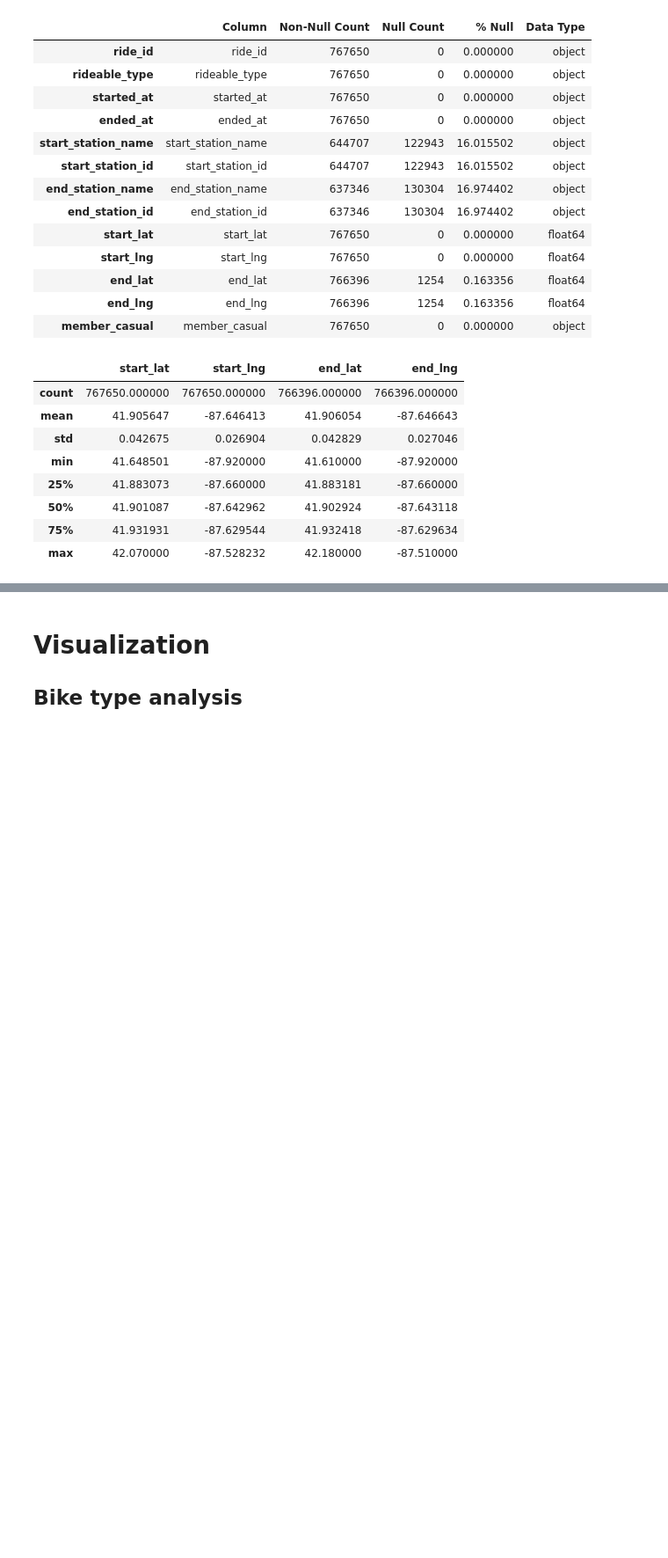
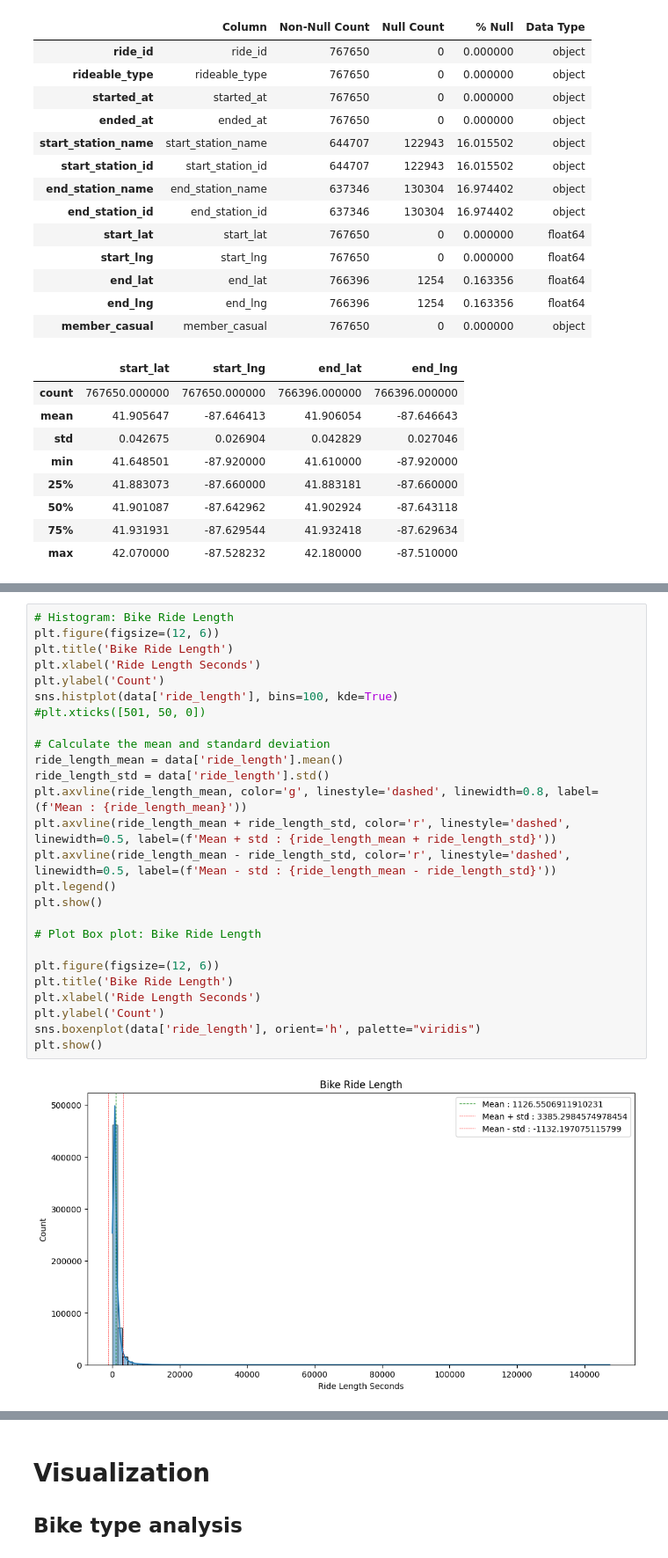
Before and after one commit to MaristChibuike/Bikeshare-Insights_-Summer-in-the-Windy-City, a Jupyter notebook: bikeshare.ipynb, the cells around one changed output, grey strips where cells are left out. Shown at 88% size. Drawn from its saved outputs; the diff is of its cells as text; blank space fills up the shorter version.

```diff
--- a/bikeshare.ipynb
+++ b/bikeshare.ipynb
@@ -135,0 +132,28 @@ display(data_info(), data.describe())
+# %%
+# Histogram: Bike Ride Length
+plt.figure(figsize=(12, 6))
+plt.title('Bike Ride Length')
+plt.xlabel('Ride Length Seconds')
+plt.ylabel('Count')
+sns.histplot(data['ride_length'], bins=100, kde=True)
+#plt.xticks([501, 50, 0])
+
+# Calculate the mean and standard deviation
+ride_length_mean = data['ride_length'].mean()
+ride_length_std = data['ride_length'].std()
+plt.axvline(ride_length_mean, color='g', linestyle='dashed', linewidth=0.8, label=(f'Mean : {ride_length_mean}'))
+plt.axvline(ride_length_mean + ride_length_std, color='r', linestyle='dashed', linewidth=0.5, label=(f'Mean + std : {ride_length_mean + ride_length_std}'))
+plt.axvline(ride_length_mean - ride_length_std, color='r', linestyle='dashed', linewidth=0.5, label=(f'Mean - std : {ride_length_mean - ride_length_std}'))
+plt.legend()
+plt.show()
+
+# Plot Box plot: Bike Ride Length
+
+plt.figure(figsize=(12, 6))
+plt.title('Bike Ride Length')
+plt.xlabel('Ride Length Seconds')
+plt.ylabel('Count')
+sns.boxenplot(data['ride_length'], orient='h', palette="viridis")
+plt.show()
+# %% [output]
+[figure, added]
```
Also changed, not shown: parts of 15 cells of this notebook, 1 other file.
